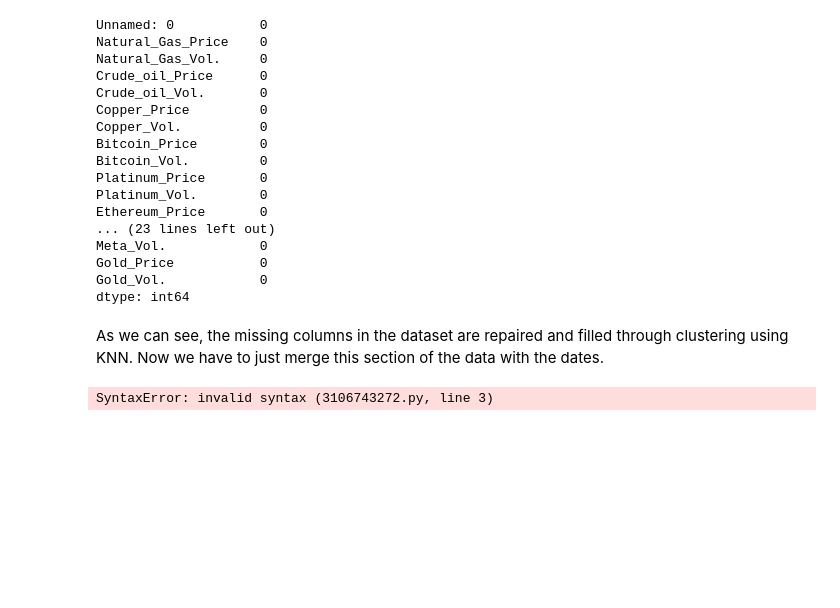
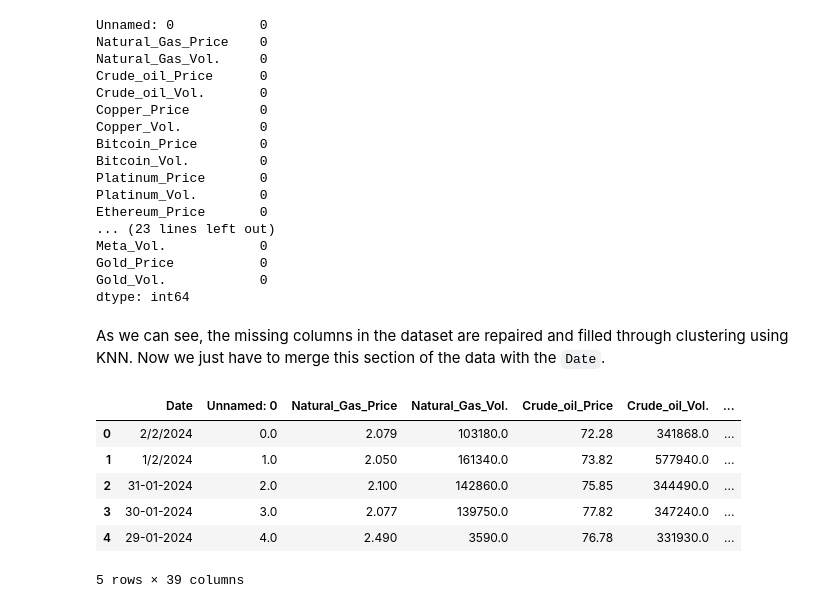
Before and after one commit to MATBckh22/MATB-STUDIOS, a Jupyter notebook: Stock Market.ipynb, the cells around one changed output. Saved outputs shown, nothing was run; the diff lists cells and outputs as text; code cells hidden in the pictures; blank space fills up the shorter version.

```diff
--- a/Stock Market.ipynb
+++ b/Stock Market.ipynb
@@ -59,7 +58,7 @@ None
 From the summary of the dataset, there is an error where all of the columns are supposed to be numerical, but some are labelled as categorical data. We attempt to debug this by changing the data types manually.
 # %%
 for col in stocks.columns:
-    if stocks[col].dtype == 'object':
+    if stocks[col].dtype == 'object' and col != 'Date':
         stocks[col] = pd.Categorical(stocks[col]).codes #changing categorical labels to numerical
 
 stocks.info()
@@ -161,18 +160,22 @@ Gold_Price           0
 Gold_Vol.            0
 dtype: int64
 # %% [markdown]
-As we can see, the missing columns in the dataset are repaired and filled through clustering using KNN. Now we have to just merge this section of the data with the dates.
+As we can see, the missing columns in the dataset are repaired and filled through clustering using KNN. Now we just have to merge this section of the data with the `Date`.
 # %%
-non_numerical_columns = stocks.select_dtypes(exclude=['number']).columns
+non_numerical_columns = stocks.select_dtypes(exclude=['number']).columns #select columns that aren't numerical
 if len(non_numerical_columns) > 0:
-    final_imputed_data = pd.concat([filled_df, stocks[non_numerical_columns]], axis=1)
+    final_imputed_data = pd.concat([stocks[non_numerical_columns], filled_df], axis=1)
 else:
     final_imputed_data = filled_df
+
+final_imputed_data.head()
+# %% [output]
+|  | Date | Unnamed: 0 | Natural_Gas_Price | Natural_Gas_Vol. | Crude_oil_Price | Crude_oil_Vol. | ... |
+| 0 | 2/2/2024 | 0.0 | 2.079 | 103180.0 | 72.28 | 341868.0 | ... |
+| 1 | 1/2/2024 | 1.0 | 2.050 | 161340.0 | 73.82 | 577940.0 | ... |
+| 2 | 31-01-2024 | 2.0 | 2.100 | 142860.0 | 75.85 | 344490.0 | ... |
+| 3 | 30-01-2024 | 3.0 | 2.077 | 139750.0 | 77.82 | 347240.0 | ... |
+| 4 | 29-01-2024 | 4.0 | 2.490 | 3590.0 | 76.78 | 331930.0 | ... |
+5 rows × 39 columns
 # %%
 final_imputed_data.to_csv('final_imputed.csv', index=False)
-# %%
-import scipy.stats as st
-
-y = filled_df[]
-# %% [output]
-SyntaxError: invalid syntax (3106743272.py, line 3)
```
Also changed, not shown: parts of 5 cells of this notebook, 1 other file.
